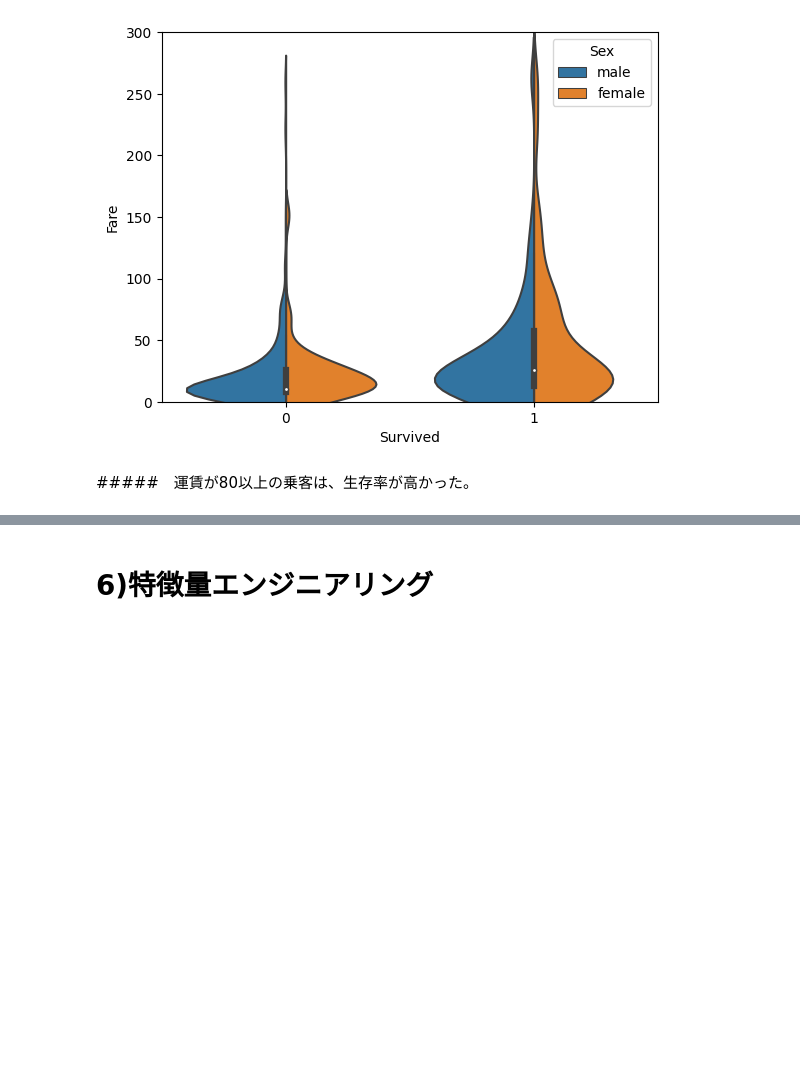
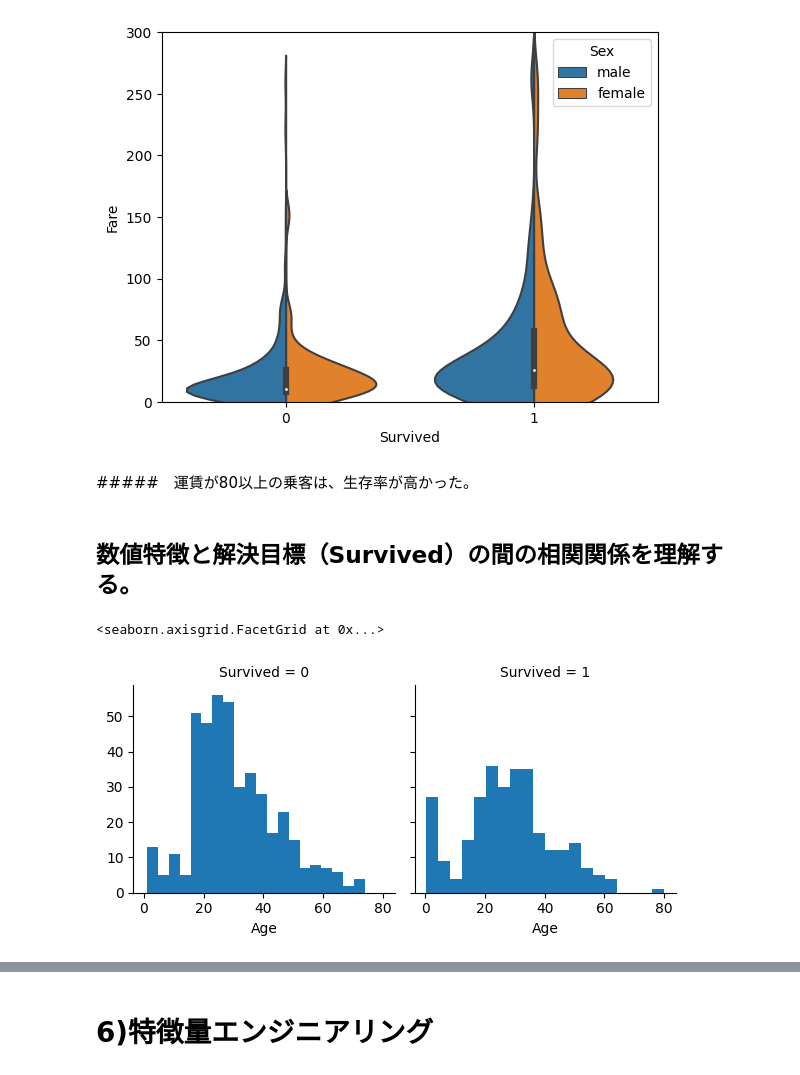
Before and after one commit to gussan-me/titanic_kaggle_practice, a Jupyter notebook: Desktop/ポートフォリオ用/titanic.ipynb, the cells around one changed output, grey strips where cells are left out. Saved outputs shown, nothing was run; the diff lists cells and outputs as text; code cells hidden in the pictures; blank space fills up the shorter version.

```diff
--- a/Desktop/ポートフォリオ用/titanic.ipynb
+++ b/Desktop/ポートフォリオ用/titanic.ipynb
@@ -344,3 +345,13 @@ plt.ylim(0, 300)
 [figure]
 # %% [markdown]
 #####　運賃が80以上の乗客は、生存率が高かった。
+# %% [markdown]
+## 数値特徴と解決目標（Survived）の間の相関関係を理解する。
+# %%
+# ヒストグラムが年齢などの継続的な数値変数を分析する際に役立つ。
+g = sns.FacetGrid(X_y, col='Survived')
+g.map(plt.hist, 'Age', bins=20)
+# Facet・・・属性毎に一気にグラフ化を行う手法。
+# %% [output]
+<seaborn.axisgrid.FacetGrid at 0x...>
+[figure, added]
```
Also changed, not shown: parts of 4 cells of this notebook, 1 other file.
